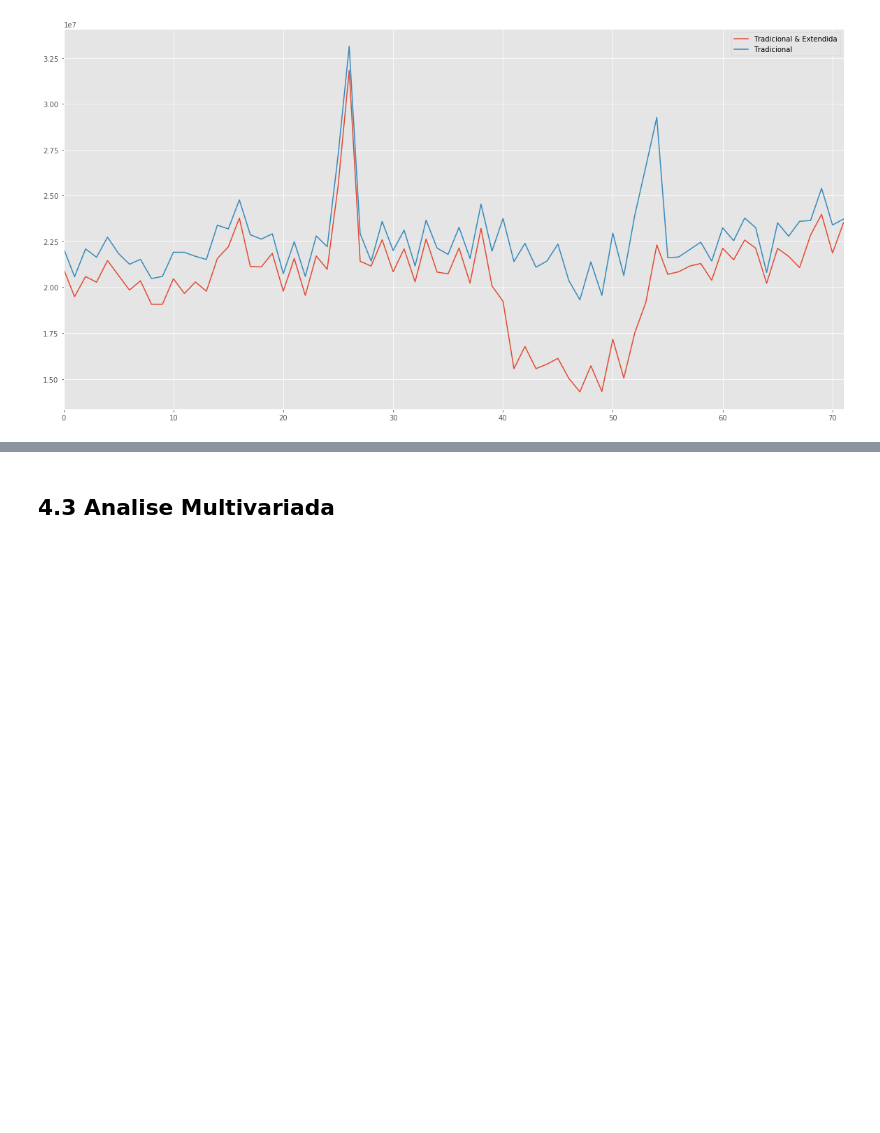
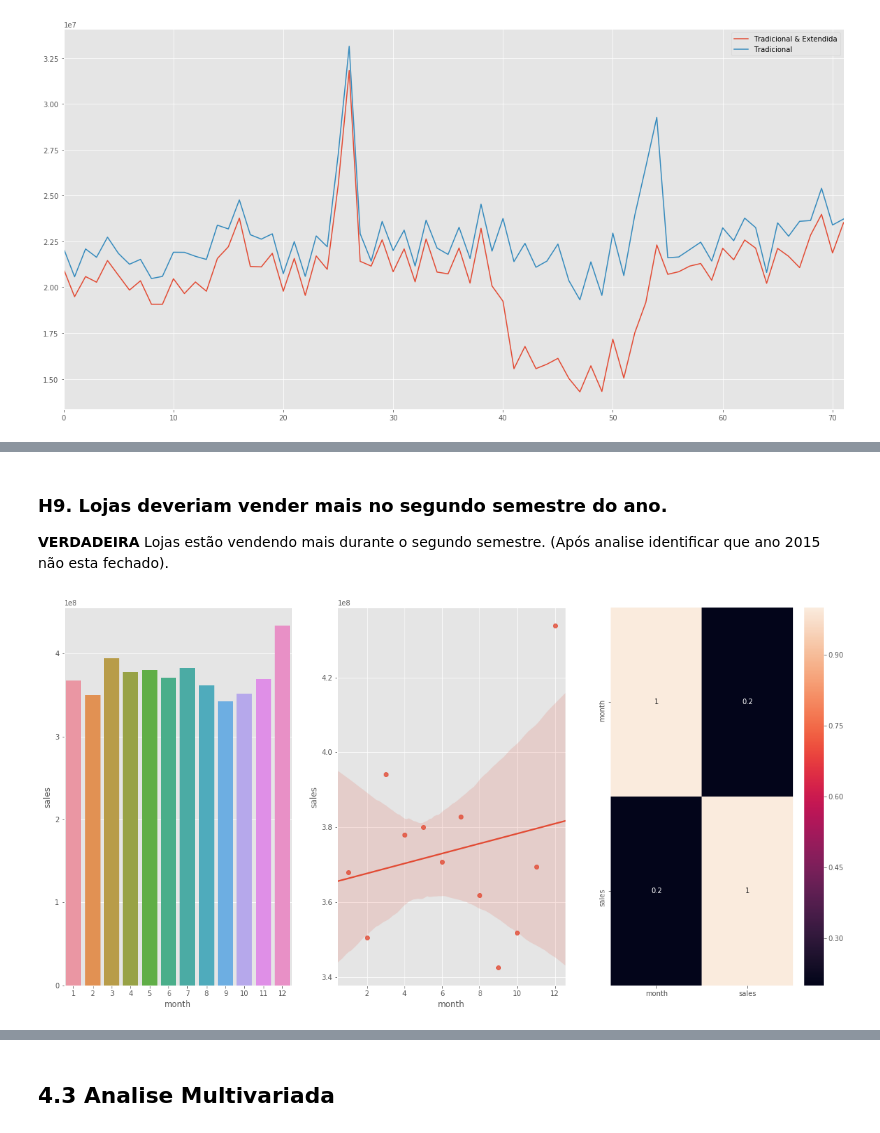
Before and after one commit to matheuszwilk/DataScience_Em_Producao, a Jupyter notebook: notebooks/m04_v01_store_sales_prediction.ipynb, the cells around one changed output, grey strips where cells are left out. Cells and saved outputs as stored; diff of their text form; code cells hidden in the pictures; blank space fills up the shorter version.

```diff
--- a/notebooks/m04_v01_store_sales_prediction.ipynb
+++ b/notebooks/m04_v01_store_sales_prediction.ipynb
@@ -657,0 +700,17 @@ ax.legend(labels=['Tradicional & Extendida', 'Tradicional']);
+# %% [markdown]
+### **H9.** Lojas deveriam vender mais no segundo semestre do ano.
+**VERDADEIRA** Lojas estão vendendo mais durante o segundo semestre. (Após analise identificar que ano 2015 não esta fechado).
+# %%
+aux = df4[df4['year'] < 2015] # Ano de 2015 ainda não está fechado.
+
+plt.subplot(1, 3, 1)
+aux1 = aux[['month', 'sales']].groupby('month').sum().reset_index()
+sns.barplot(x='month', y='sales', data=aux1);
+
+plt.subplot(1, 3, 2)
+sns.regplot(x='month', y='sales', data=aux1);
+
+plt.subplot(1, 3, 3)
+sns.heatmap(aux1.corr(method='pearson'), annot=True);
+# %% [output]
+[figure, added]
```
Also changed, not shown: parts of 12 cells of this notebook.
